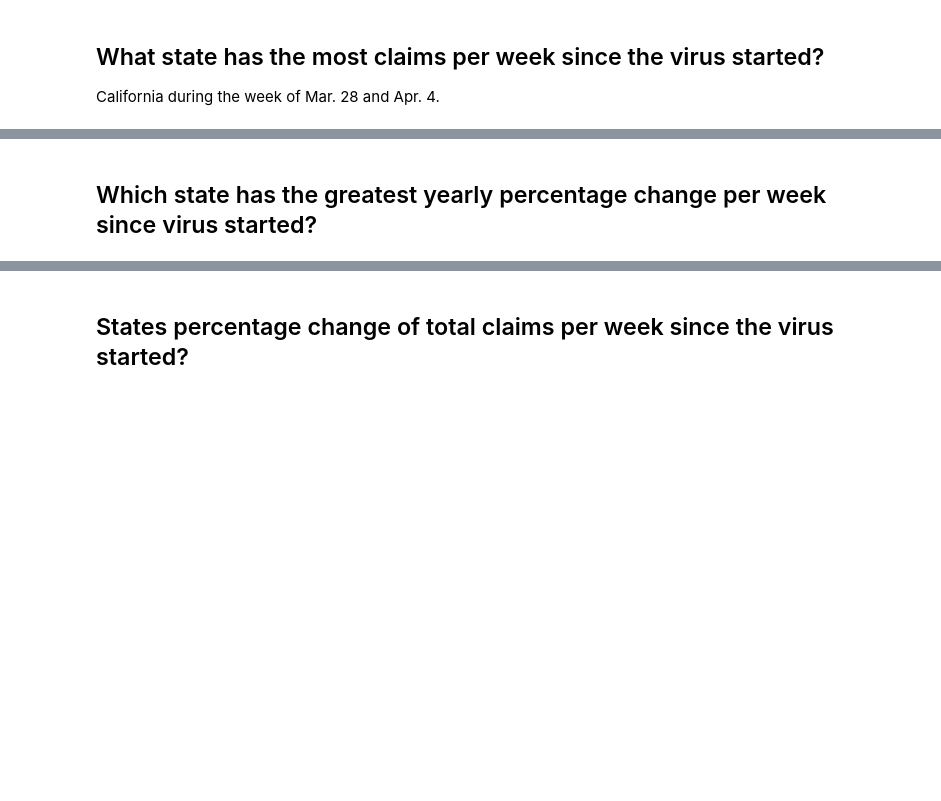
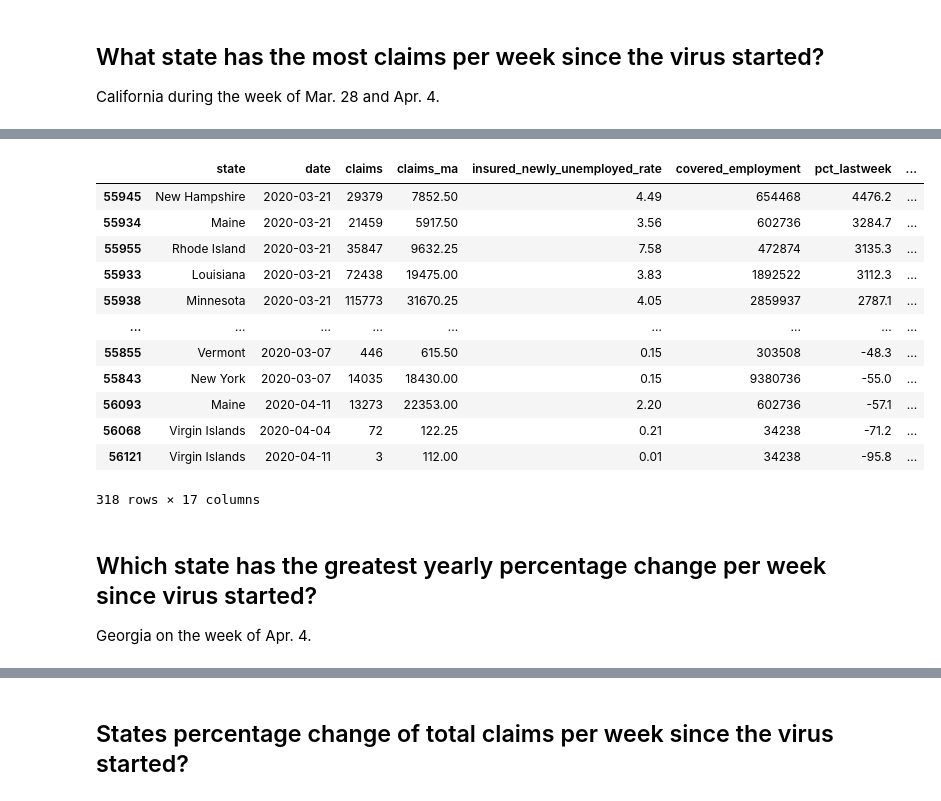
Before and after one commit to ritzdorfqu/Unemployment-Claims, a Jupyter notebook: Unemployment-Claims.ipynb, the cells around one changed output, grey strips where cells are left out. Drawn from its saved outputs; the diff is of its cells as text; code cells hidden in the pictures; blank space fills up the shorter version.

```diff
--- a/Unemployment-Claims.ipynb
+++ b/Unemployment-Claims.ipynb
@@ -269,2 +301,24 @@ state_claims[
+# %%
+state_claims[
+    state_claims['date'] >= virus_date
+].sort_values(
+    'pct_lastweek', ascending=False
+)
+# %% [output]
+|  | state | date | claims | claims_ma | insured_newly_unemployed_rate | covered_employment | pct_lastweek | ... |
+| 55945 | New Hampshire | 2020-03-21 | 29379 | 7852.50 | 4.49 | 654468 | 4476.2 | ... |
+| 55934 | Maine | 2020-03-21 | 21459 | 5917.50 | 3.56 | 602736 | 3284.7 | ... |
+| 55955 | Rhode Island | 2020-03-21 | 35847 | 9632.25 | 7.58 | 472874 | 3135.3 | ... |
+| 55933 | Louisiana | 2020-03-21 | 72438 | 19475.00 | 3.83 | 1892522 | 3112.3 | ... |
+| 55938 | Minnesota | 2020-03-21 | 115773 | 31670.25 | 4.05 | 2859937 | 2787.1 | ... |
+| ... | ... | ... | ... | ... | ... | ... | ... | ... |
+| 55855 | Vermont | 2020-03-07 | 446 | 615.50 | 0.15 | 303508 | -48.3 | ... |
+| 55843 | New York | 2020-03-07 | 14035 | 18430.00 | 0.15 | 9380736 | -55.0 | ... |
+| 56093 | Maine | 2020-04-11 | 13273 | 22353.00 | 2.20 | 602736 | -57.1 | ... |
+| 56068 | Virgin Islands | 2020-04-04 | 72 | 122.25 | 0.21 | 34238 | -71.2 | ... |
+| 56121 | Virgin Islands | 2020-04-11 | 3 | 112.00 | 0.01 | 34238 | -95.8 | ... |
+318 rows × 17 columns
 # %% [markdown]
 ## Which state has the greatest yearly percentage change per week since virus started?
+
+Georgia on the week of Apr. 4.
```
Also changed, not shown: parts of 44 cells of this notebook.
